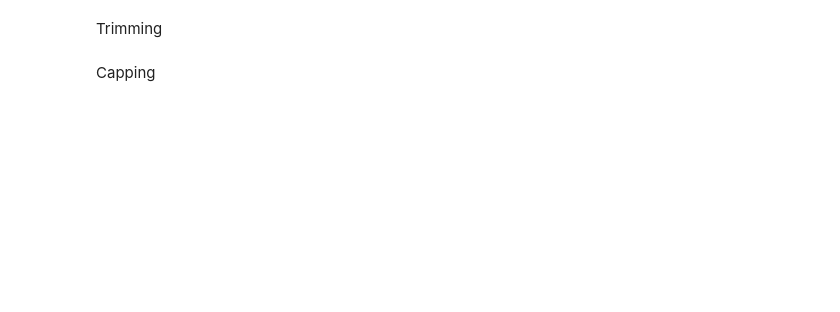
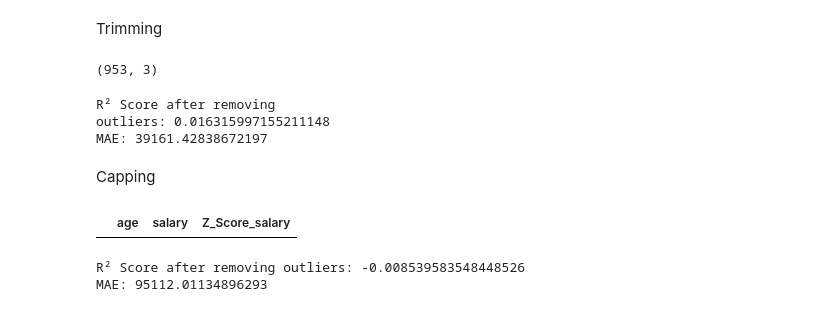
Before and after one commit to WasayRabbani/Machine-Learning-Tutorial, a Jupyter notebook: Lect_30_Outliers_using_Z-Score/Z-score.ipynb, the cells around one changed output. Saved outputs shown, nothing was run; the diff lists cells and outputs as text; code cells hidden in the pictures; blank space fills up the shorter version.

```diff
--- a/Lect_30_Outliers_using_Z-Score/Z-score.ipynb
+++ b/Lect_30_Outliers_using_Z-Score/Z-score.ipynb
@@ -34,2 +100,33 @@ Trimming
+# %%
+new_df.shape
+# %% [output]
+(953, 3)
+# %%
+# Splitting of Data
+
+
+X_train,X_test,y_train,y_test=train_test_split(new_df['age'],new_df['salary'],test_size=0.2,random_state=42)
+X_train = pd.DataFrame(X_train)
+X_test = pd.DataFrame(X_test)
+
+
+# Making a model
+
+
+model=LinearRegression()
+model.fit(X_train,y_train)
+pred=model.predict(X_test)
+
+
+
+
+# Checking R2  Score
+
+print("R² Score after removing \noutliers:", r2_score(y_test, pred))
+print("MAE:", mean_absolute_error(y_test, pred))
+# %% [output]
+R² Score after removing
+outliers: 0.016315997155211148
+MAE: 39161.42838672197
 # %% [markdown]
 Capping
@@ -35,0 +136,30 @@ Capping
+# %%
+capped[(capped['salary']>UL) | (capped['salary']<LL)]
+# %% [output]
+|  | age | salary | Z_Score_salary |
+# %%
+# Splitting of Data
+
+
+X_train,X_test,y_train,y_test=train_test_split(capped['age'],capped['salary'],test_size=0.2,random_state=42)
+X_train = pd.DataFrame(X_train)
+X_test = pd.DataFrame(X_test)
+
+
+# Making a model
+
+
+model=LinearRegression()
+model.fit(X_train,y_train)
+pred=model.predict(X_test)
+
+
+
+
+# Checking R2  Score
+
+print("R² Score after removing outliers:", r2_score(y_test, pred))
+print("MAE:", mean_absolute_error(y_test, pred))
+# %% [output]
+R² Score after removing outliers: -0.008539583548448526
+MAE: 95112.01134896293
```
Also changed, not shown: parts of 15 cells of this notebook, 7 other files.
